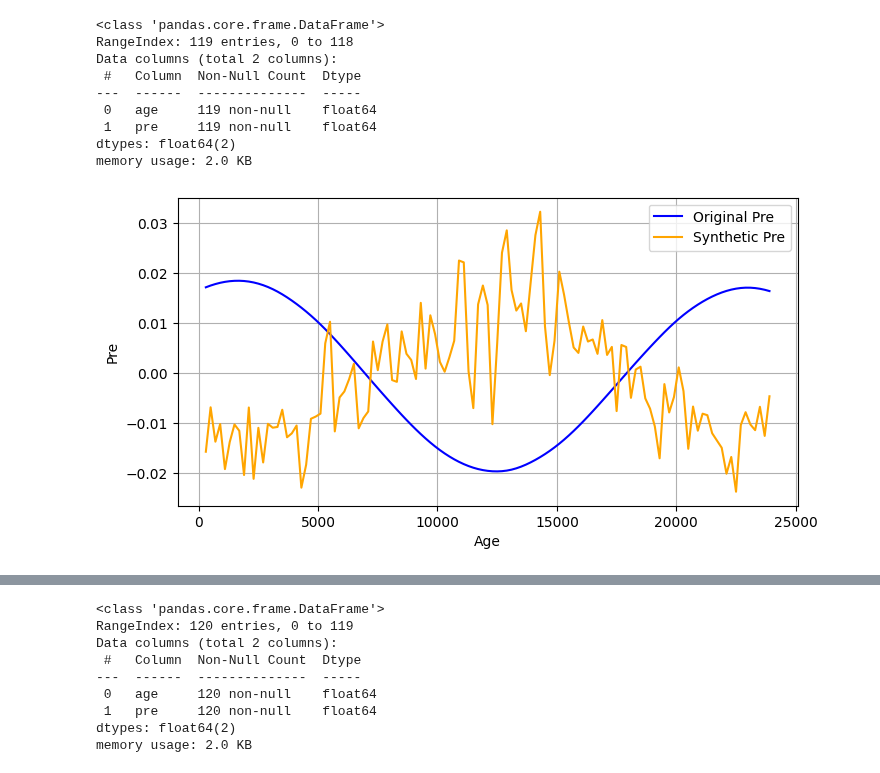
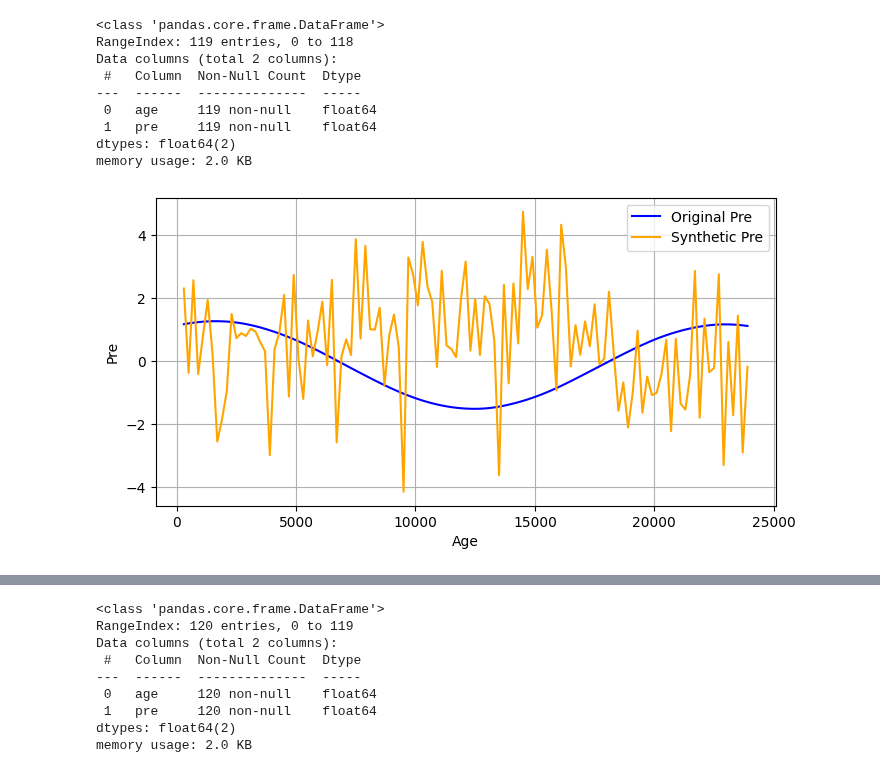
Before and after one commit to Peisong-Zheng/Inso_LGMR, a Jupyter notebook: synthetic_data_test.ipynb, the cells around one changed output, grey strips where cells are left out. Saved outputs shown, nothing was run; the diff lists cells and outputs as text; code cells hidden in the pictures.

```diff
--- a/synthetic_data_test.ipynb
+++ b/synthetic_data_test.ipynb
@@ -129,18 +192,20 @@ def gen_syn_pre(df_pre, causal_strength, noise_level=0.001, lag=0, data_length=N
 # %%
-df_syn = gen_syn_pre(df_pre, causal_strength=0.7, noise_level=0.5, lag=0, data_length='none')
+df_syn = gen_syn_pre(df_pre, causal_strength=1, noise_level=1.7, lag=0, data_length='none')
 
 # plot the 'age' and 'pre' and age and pre_syn in the df_syn
 import matplotlib.pyplot as plt
+from scipy.stats import zscore
+
 
 plt.figure(figsize=(8, 4))
-plt.plot(df_pre['age'], df_pre['pre'], label='Original Pre', color='blue')
+plt.plot(df_pre['age'], zscore(df_pre['pre']), label='Original Pre', color='blue')
 plt.plot(df_syn['age'], df_syn['pre_syn'], label='Synthetic Pre', color='orange')
 
 plt.xlabel('Age')
 plt.ylabel('Pre')
 # plt.title('Original vs Synthetic Pre')
 plt.legend()
 plt.grid()
 plt.show()
 # %% [output]
-[figure, old version]
+[figure, new version]
```
Also changed, not shown: parts of 7 cells of this notebook, 4 other files.
